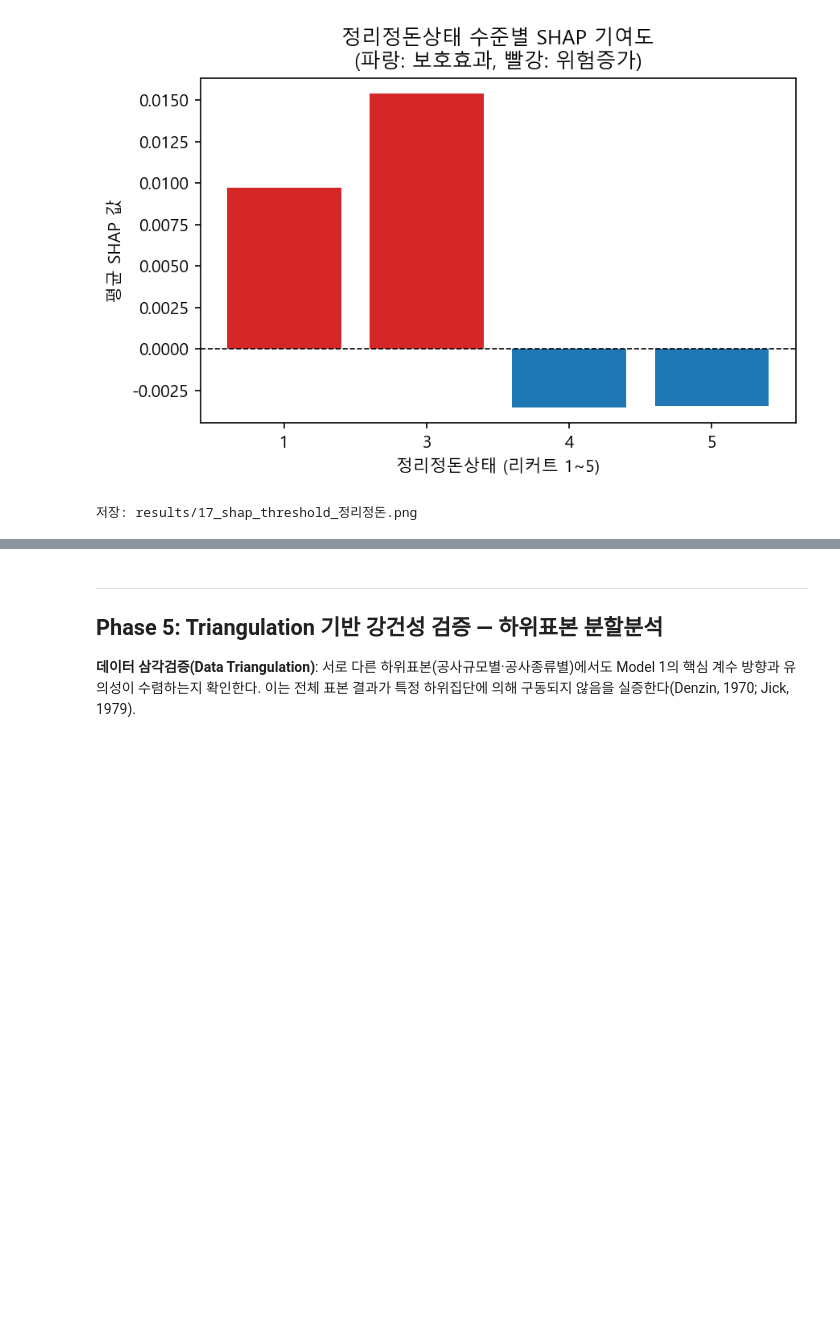
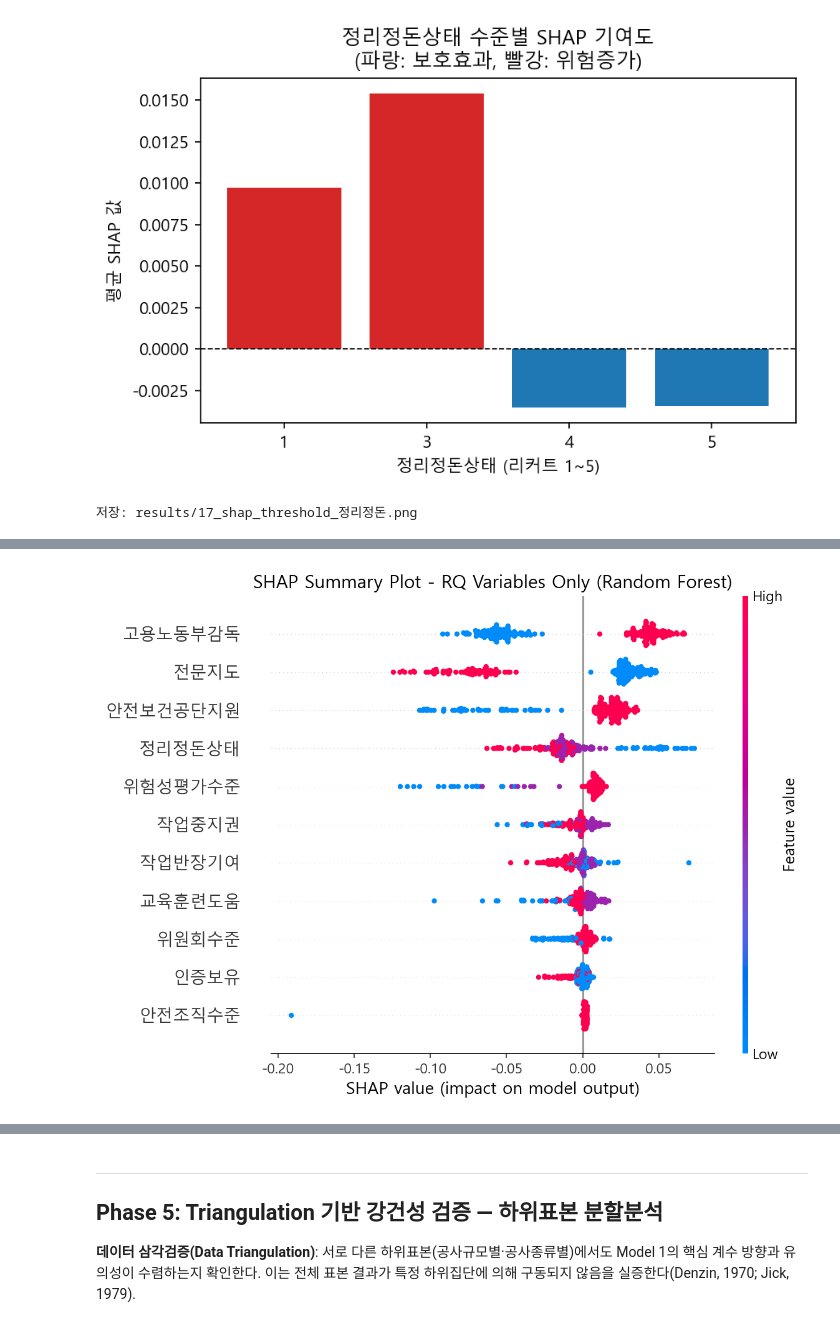
Before and after one commit to geonumul/construction_new, a Jupyter notebook: notebooks/02_데이터분석_executed.ipynb, the cells around one changed output, grey strips where cells are left out. Cells and saved outputs as stored; diff of their text form; code cells hidden in the pictures; blank space fills up the shorter version.

```diff
--- a/notebooks/02_데이터분석_executed.ipynb
+++ b/notebooks/02_데이터분석_executed.ipynb
@@ -1677,0 +1797,13 @@ print('저장: results/17_shap_threshold_정리정돈.png')
+# %%
+# Subset SHAP - (4) Summary Plot (Dot, RQ 11개)
+plt.figure(figsize=(10, 7))
+shap.summary_plot(shap_target_rq, X_test_rq,
+                  plot_type="dot", show=False, max_display=11)
+plt.title("SHAP Summary Plot - RQ Variables Only (Random Forest)",
+          fontsize=14)
+plt.tight_layout()
+plt.savefig('../results/12b_shap_summary_dot_rq_only.png',
+            dpi=150, bbox_inches='tight')
+plt.show()
+# %% [output]
+[figure, added]
```
Also changed, not shown: parts of 13 cells of this notebook, 7 other files.
